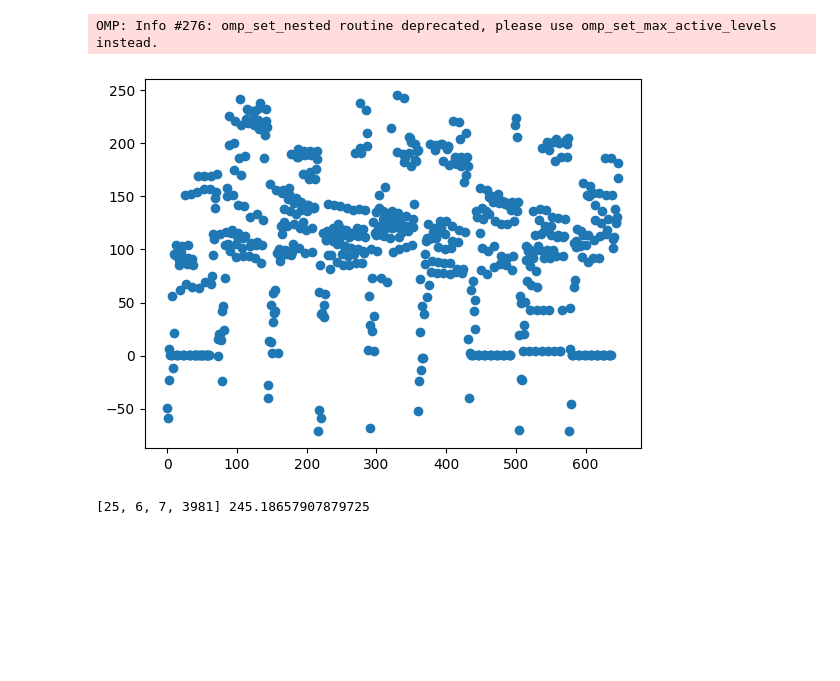
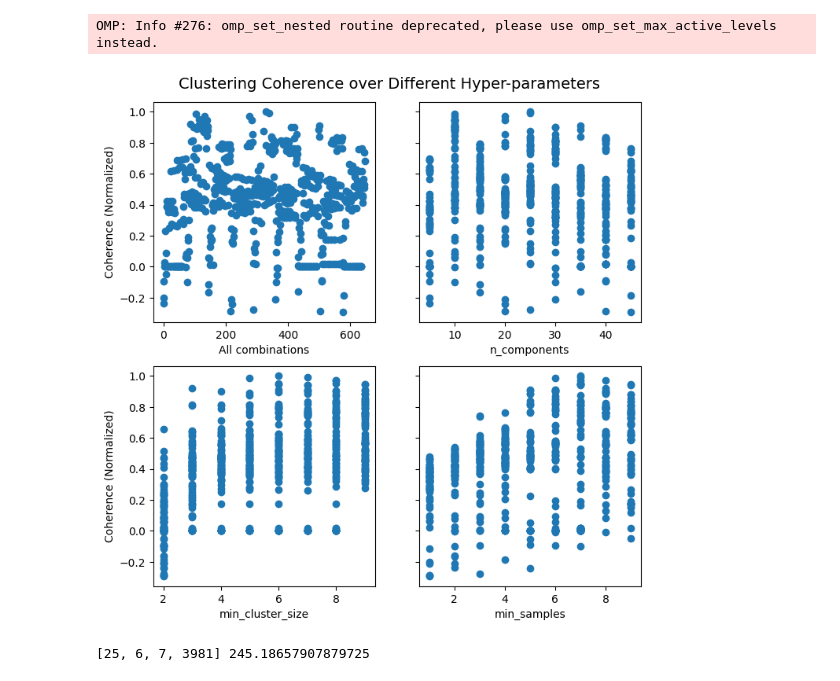
Before and after one commit to sshugars/conceptual_networks, a Jupyter notebook: 2_HyperparameterTuning.ipynb, the cells around one changed output. Saved outputs shown, nothing was run; the diff lists cells and outputs as text; code cells hidden in the pictures; blank space fills up the shorter version.

Commit message:
hyperparameters

```diff
--- a/2_HyperparameterTuning.ipynb
+++ b/2_HyperparameterTuning.ipynb
@@ -163,7 +170,7 @@ def run_clustering(n_components, min_cluster_size, min_samples, word_embeddings)
 
     return cluster_labels
 # %%
-def check_hyper(kept, word_embeddings, model):
+def check_hyper(kept, word_embeddings):
     n_components_range = np.arange(5, 50, 5)
     min_cluster_range = np.arange(2, 10, 1)
     min_samples_range = np.arange(1, 10, 1)
@@ -186,7 +193,16 @@ def check_hyper(kept, word_embeddings, model):
 
     return hypes, scores
 # %%
-hypes, scores = check_hyper(kept, word_embeddings, model) # started 12:25
+hypes, scores = check_hyper(kept, word_embeddings)
 # %% [output]
 OMP: Info #276: omp_set_nested routine deprecated, please use omp_set_max_active_levels instead.
+# %%
+# write to file
+with open('data/parameter_sweep/hypes_sweep.txt', 'w') as fp:
+    for hype in hypes:
+        fp.write(','.join([str(val) for val in hype]) + '\n')
+
+with open('data/parameter_sweep/scores_sweep.txt', 'w') as fp:
+    for score in scores:
+        fp.write(f'{score}\n')
 # %%
@@ -198,8 +228,35 @@ for h, s in zip(hypes, scores):
-# %%
-plt.scatter(range(len(hypes)), y)
-plt.show()
-# %% [output]
-[figure, removed]
+# %%
+# break out different parameters
+n_comps = [h[0] for h in hypes]
+min_clusts = [h[1] for h in hypes]
+min_samps = [h[2] for h in hypes]
+# %%
+fig, axs = plt.subplots(2, 2, sharey=True,
+                       figsize=(8, 8))
+
+fig.suptitle('Clustering Coherence over Different Hyper-parameters',
+             fontsize=14, y=0.92)
+
+
+axs[0, 0].scatter(range(len(hypes)), y)
+axs[0, 0].set_xlabel('All combinations')
+axs[0, 0].set_ylabel('Coherence (Normalized)')
+
+axs[0, 1].scatter(n_comps, y)
+axs[0, 1].set_xlabel('n_components')
+
+axs[1, 0].scatter(min_clusts, y)
+axs[1, 0].set_xlabel('min_cluster_size')
+axs[1, 0].set_ylabel('Coherence (Normalized)')
+
+axs[1, 1].scatter(min_samps, y)
+axs[1, 1].set_xlabel('min_samples')
+
+
+plt.savefig('figs/sm_coherence.png', dpi=300)
+plt.show()
+# %% [output]
+[figure, added]
 # %%
 idx = np.where(np.array(y) == max(y))[0]
 
```
Also changed, not shown: parts of 19 cells of this notebook, 8 other files.
